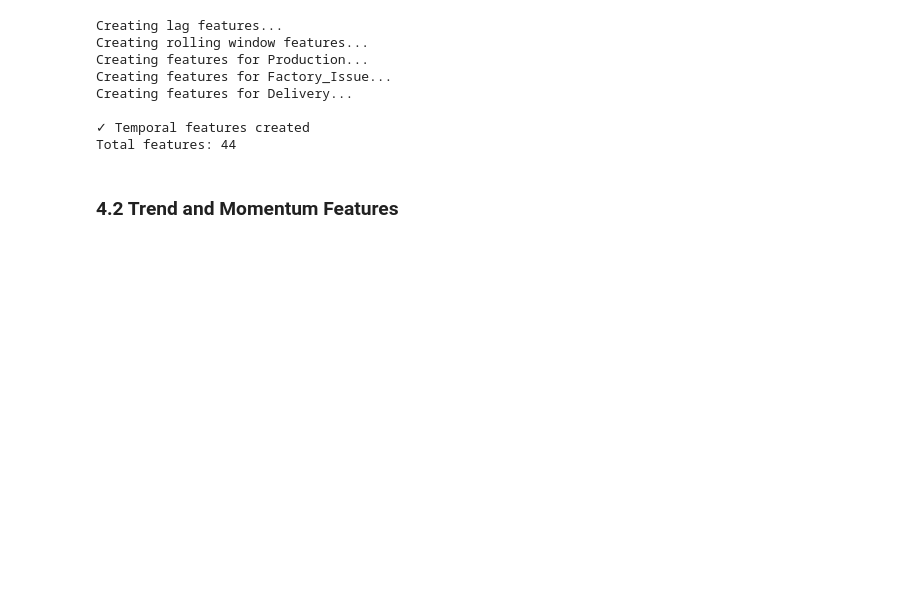
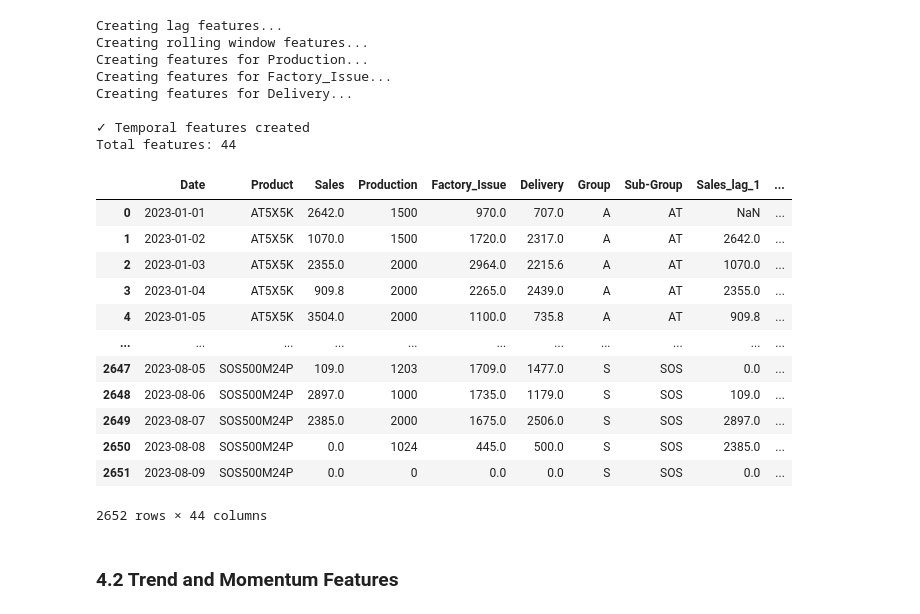
Before and after one commit to iman-xosseini/knowledge_graph_project, a Jupyter notebook: notebooks/01_feature_engineering.ipynb, the cells around one changed output. Drawn from its saved outputs; the diff is of its cells as text; code cells hidden in the pictures; blank space fills up the shorter version.

```diff
--- a/notebooks/01_feature_engineering.ipynb
+++ b/notebooks/01_feature_engineering.ipynb
@@ -499,6 +515,22 @@ Creating features for Delivery...
 
 ✓ Temporal features created
 Total features: 44
+# %%
+df_features
+# %% [output]
+|  | Date | Product | Sales | Production | Factory_Issue | Delivery | Group | Sub-Group | Sales_lag_1 | ... |
+| 0 | 2023-01-01 | AT5X5K | 2642.0 | 1500 | 970.0 | 707.0 | A | AT | NaN | ... |
+| 1 | 2023-01-02 | AT5X5K | 1070.0 | 1500 | 1720.0 | 2317.0 | A | AT | 2642.0 | ... |
+| 2 | 2023-01-03 | AT5X5K | 2355.0 | 2000 | 2964.0 | 2215.6 | A | AT | 1070.0 | ... |
+| 3 | 2023-01-04 | AT5X5K | 909.8 | 2000 | 2265.0 | 2439.0 | A | AT | 2355.0 | ... |
+| 4 | 2023-01-05 | AT5X5K | 3504.0 | 2000 | 1100.0 | 735.8 | A | AT | 909.8 | ... |
+| ... | ... | ... | ... | ... | ... | ... | ... | ... | ... | ... |
+| 2647 | 2023-08-05 | SOS500M24P | 109.0 | 1203 | 1709.0 | 1477.0 | S | SOS | 0.0 | ... |
+| 2648 | 2023-08-06 | SOS500M24P | 2897.0 | 1000 | 1735.0 | 1179.0 | S | SOS | 109.0 | ... |
+| 2649 | 2023-08-07 | SOS500M24P | 2385.0 | 2000 | 1675.0 | 2506.0 | S | SOS | 2897.0 | ... |
+| 2650 | 2023-08-08 | SOS500M24P | 0.0 | 1024 | 445.0 | 500.0 | S | SOS | 2385.0 | ... |
+| 2651 | 2023-08-09 | SOS500M24P | 0.0 | 0 | 0.0 | 0.0 | S | SOS | 0.0 | ... |
+2652 rows × 44 columns
 # %% [markdown]
 ### 4.2 Trend and Momentum Features
 # %%
```
Also changed, not shown: parts of 1 cell of this notebook, 9 other files.
